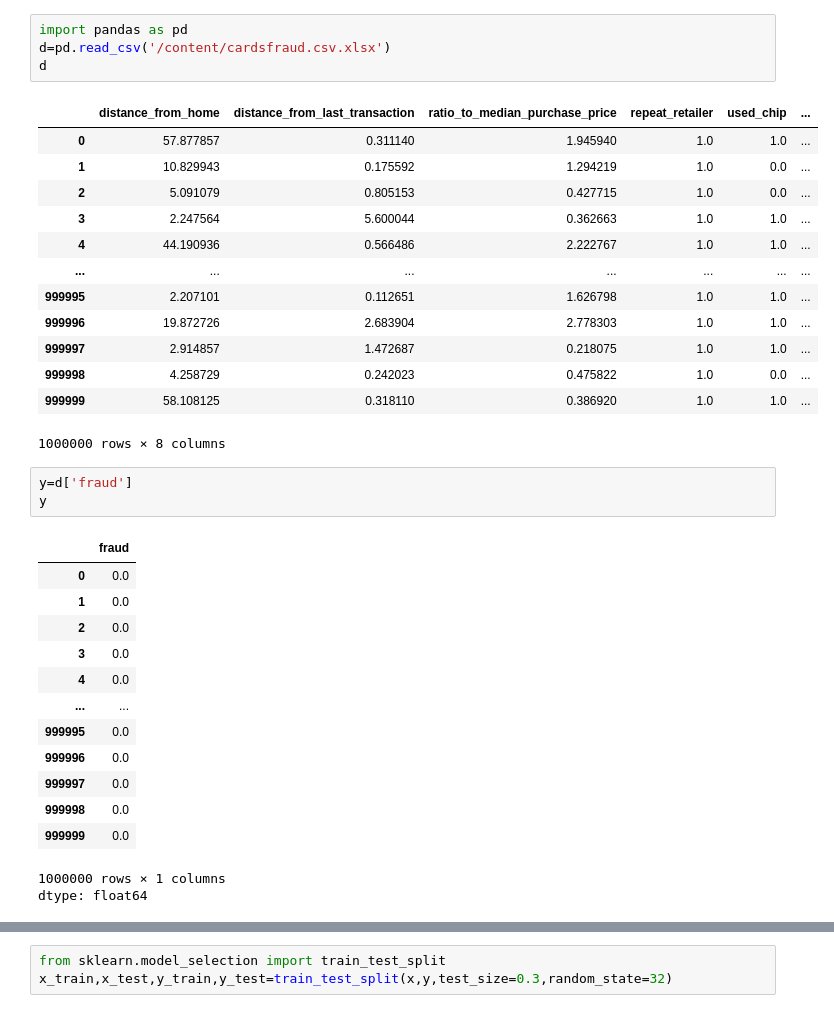
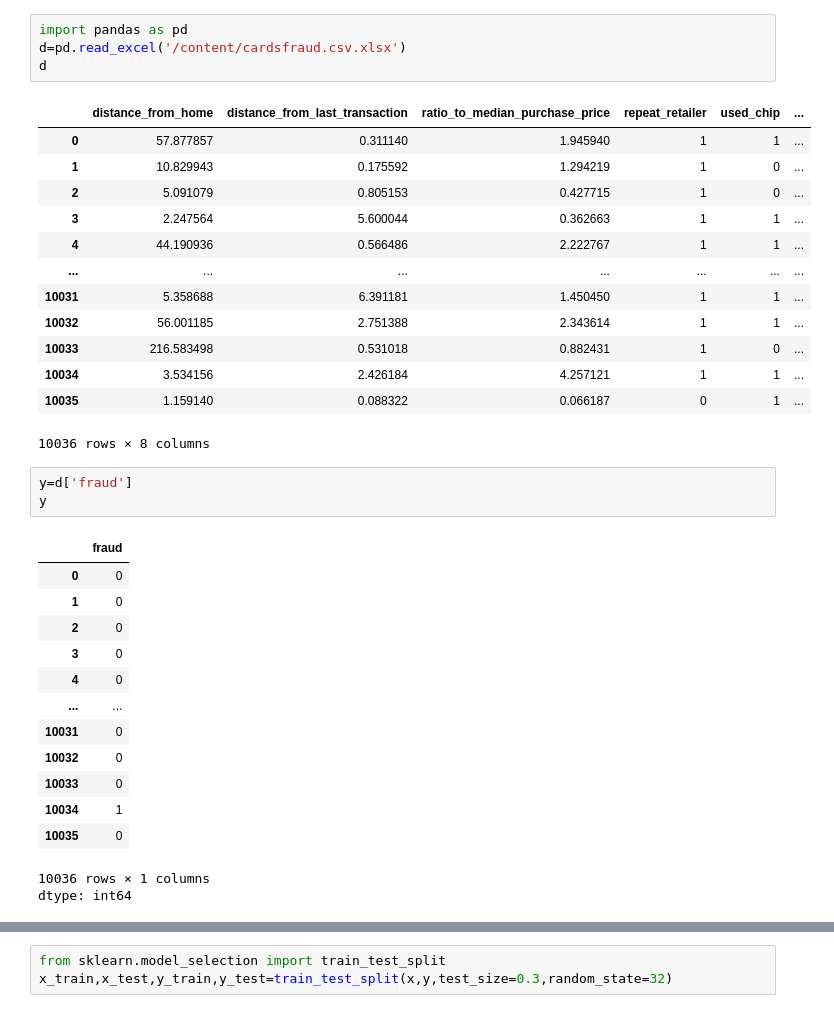
Before and after one commit to sanhith-lab/Statical-Machine-Learning, a Jupyter notebook: sml_project.ipynb, the cells around one changed output, grey strips where cells are left out. Cells and saved outputs as stored; diff of their text form.

```diff
--- a/sml_project.ipynb
+++ b/sml_project.ipynb
@@ -2,40 +2,40 @@
 <a href="https://colab.research.google.com/github/sanhith-lab/Statical-Machine-Learning/blob/main/sml_project.ipynb" target="_parent"><img src="https://colab.research.google.com/assets/colab-badge.svg" alt="Open In Colab"/></a>
 # %%
 import pandas as pd
-d=pd.read_csv('/content/cardsfraud.csv.xlsx')
+d=pd.read_excel('/content/cardsfraud.csv.xlsx')
 d
 # %% [output]
 |  | distance_from_home | distance_from_last_transaction | ratio_to_median_purchase_price | repeat_retailer | used_chip | ... |
-| 0 | 57.877857 | 0.311140 | 1.945940 | 1.0 | 1.0 | ... |
-| 1 | 10.829943 | 0.175592 | 1.294219 | 1.0 | 0.0 | ... |
-| 2 | 5.091079 | 0.805153 | 0.427715 | 1.0 | 0.0 | ... |
-| 3 | 2.247564 | 5.600044 | 0.362663 | 1.0 | 1.0 | ... |
-| 4 | 44.190936 | 0.566486 | 2.222767 | 1.0 | 1.0 | ... |
+| 0 | 57.877857 | 0.311140 | 1.945940 | 1 | 1 | ... |
+| 1 | 10.829943 | 0.175592 | 1.294219 | 1 | 0 | ... |
+| 2 | 5.091079 | 0.805153 | 0.427715 | 1 | 0 | ... |
+| 3 | 2.247564 | 5.600044 | 0.362663 | 1 | 1 | ... |
+| 4 | 44.190936 | 0.566486 | 2.222767 | 1 | 1 | ... |
 | ... | ... | ... | ... | ... | ... | ... |
-| 999995 | 2.207101 | 0.112651 | 1.626798 | 1.0 | 1.0 | ... |
-| 999996 | 19.872726 | 2.683904 | 2.778303 | 1.0 | 1.0 | ... |
-| 999997 | 2.914857 | 1.472687 | 0.218075 | 1.0 | 1.0 | ... |
-| 999998 | 4.258729 | 0.242023 | 0.475822 | 1.0 | 0.0 | ... |
-| 999999 | 58.108125 | 0.318110 | 0.386920 | 1.0 | 1.0 | ... |
+| 10031 | 5.358688 | 6.391181 | 1.450450 | 1 | 1 | ... |
+| 10032 | 56.001185 | 2.751388 | 2.343614 | 1 | 1 | ... |
+| 10033 | 216.583498 | 0.531018 | 0.882431 | 1 | 0 | ... |
+| 10034 | 3.534156 | 2.426184 | 4.257121 | 1 | 1 | ... |
+| 10035 | 1.159140 | 0.088322 | 0.066187 | 0 | 1 | ... |
-1000000 rows × 8 columns
+10036 rows × 8 columns
 # %%
 y=d['fraud']
 y
 # %% [output]
 |  | fraud |
-| 0 | 0.0 |
-| 1 | 0.0 |
-| 2 | 0.0 |
-| 3 | 0.0 |
-| 4 | 0.0 |
+| 0 | 0 |
+| 1 | 0 |
+| 2 | 0 |
+| 3 | 0 |
+| 4 | 0 |
 | ... | ... |
-| 999995 | 0.0 |
-| 999996 | 0.0 |
-| 999997 | 0.0 |
-| 999998 | 0.0 |
-| 999999 | 0.0 |
+| 10031 | 0 |
+| 10032 | 0 |
+| 10033 | 0 |
+| 10034 | 1 |
+| 10035 | 0 |
-1000000 rows × 1 columns
-dtype: float64
+10036 rows × 1 columns
+dtype: int64
 # %%
 x=d.drop(['fraud'],axis=1)
 x
```
Also changed, not shown: parts of 10 cells of this notebook.
